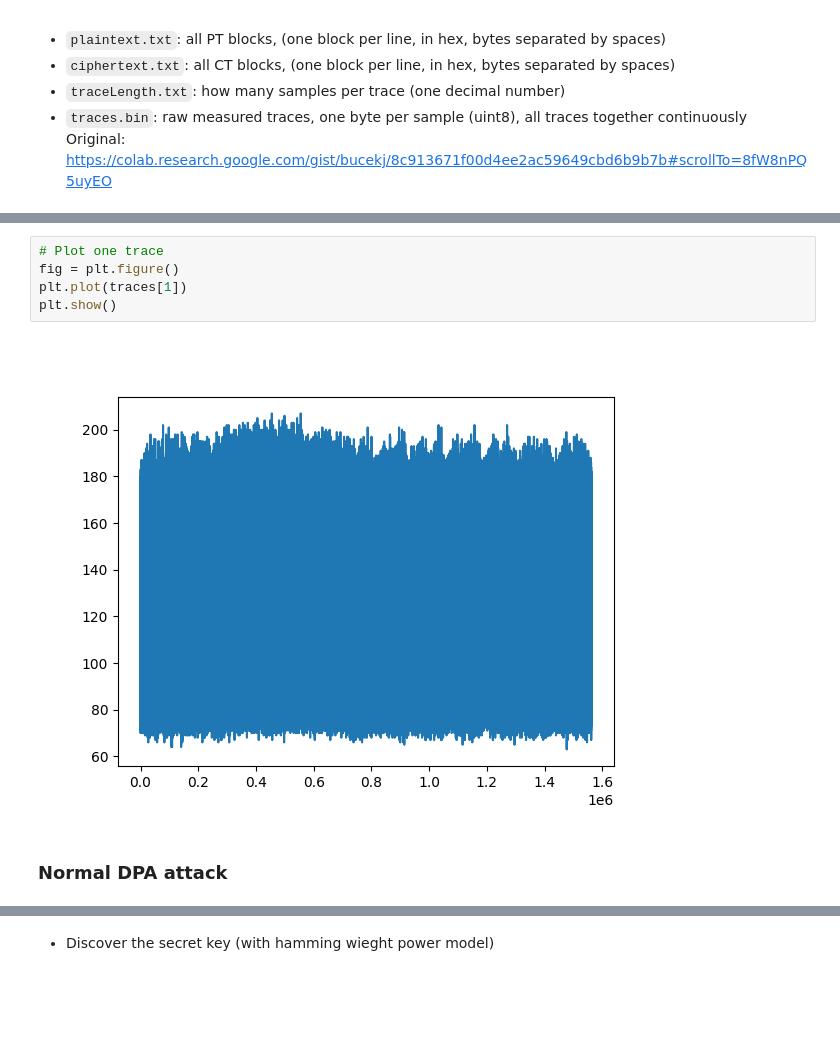
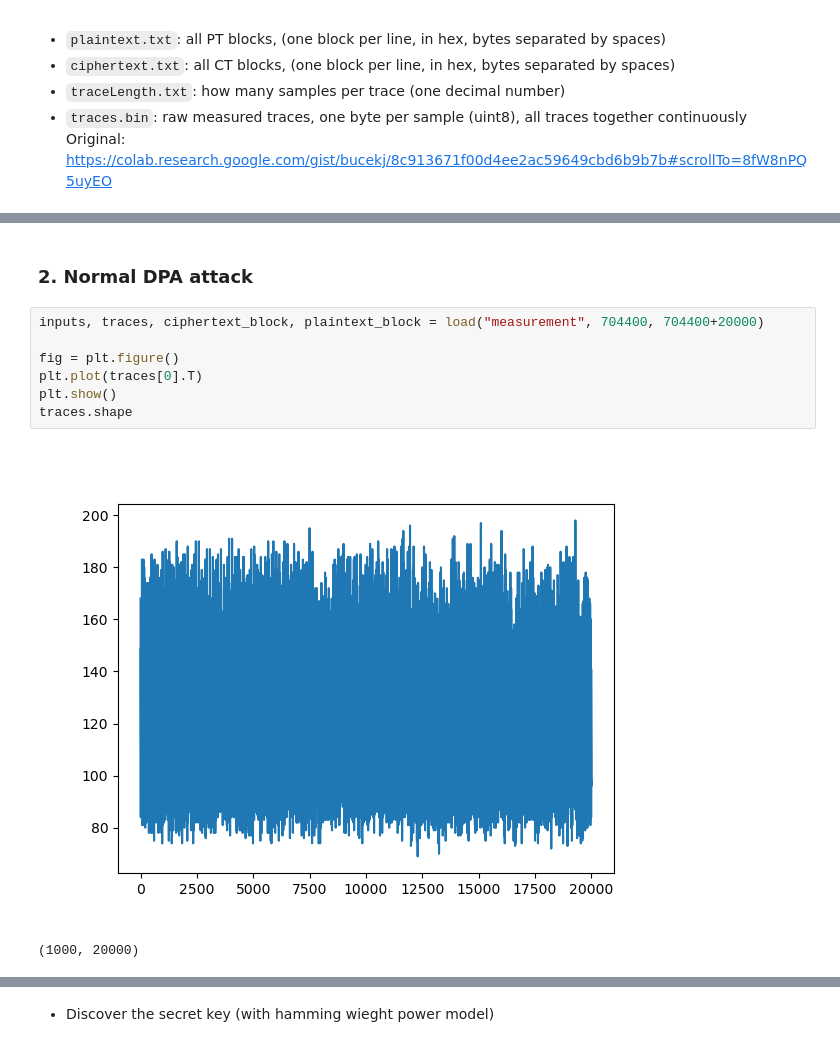
Before and after one commit to CyrilleStr/hardware-security, a Jupyter notebook: task4/task4.ipynb, the cells around one changed output, grey strips where cells are left out. Drawn from its saved outputs; the diff is of its cells as text; blank space fills up the shorter version.

```diff
--- a/task4/task4.ipynb
+++ b/task4/task4.ipynb
@@ -109,9 +145,12 @@ n_input = inputs.shape[0]
+# %% [markdown]
+### 2. Normal DPA attack
 # %%
-# Plot one trace
+inputs, traces, ciphertext_block, plaintext_block = load("measurement", 704400, 704400+20000)
+
 fig = plt.figure()
-plt.plot(traces[1])
+plt.plot(traces[0].T)
 plt.show()
+traces.shape
 # %% [output]
-[figure, old version]
+[figure, new version]
+(1000, 20000)
-# %% [markdown]
-### Normal DPA attack
```
Also changed, not shown: parts of 27 cells of this notebook.
